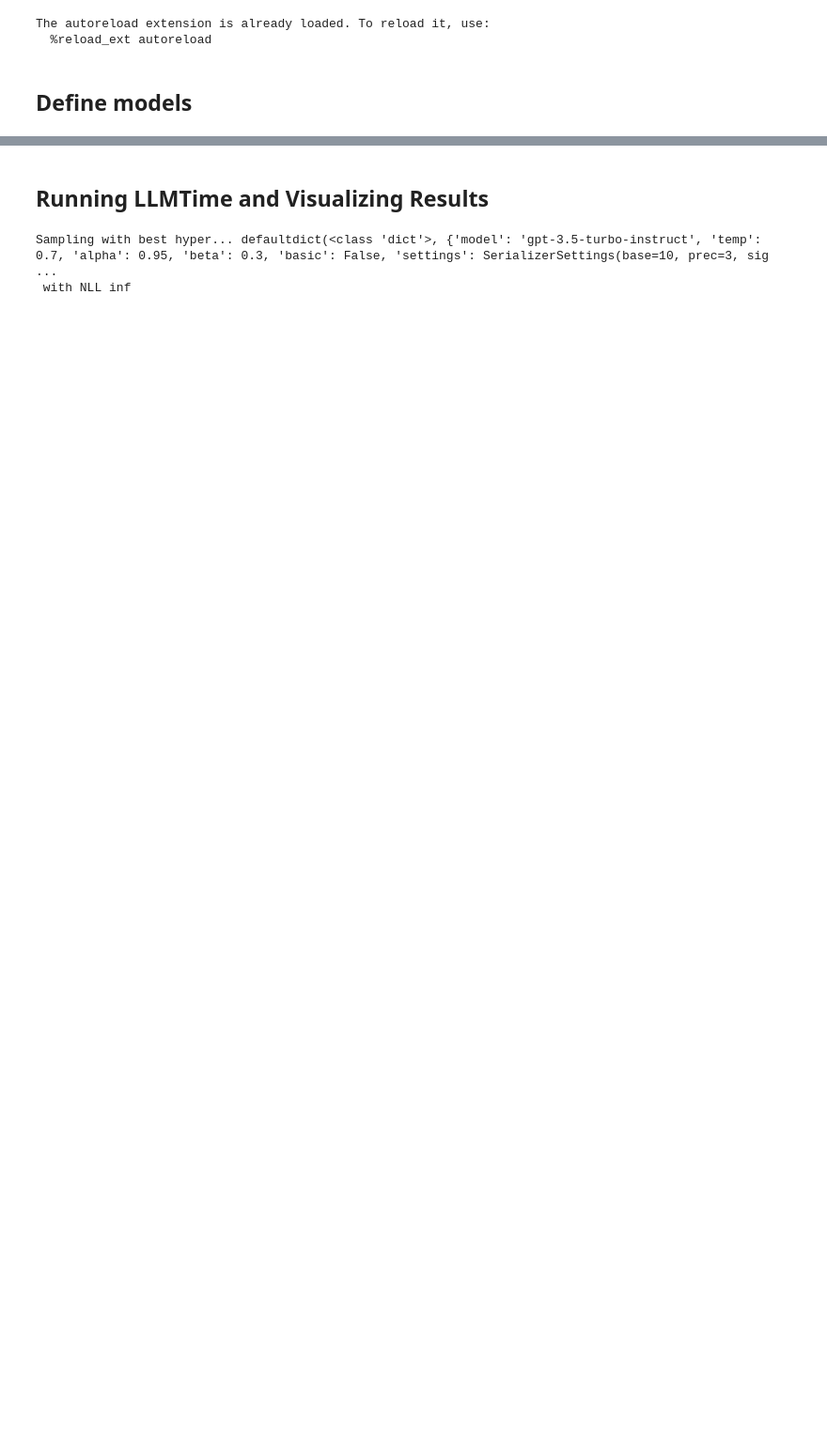
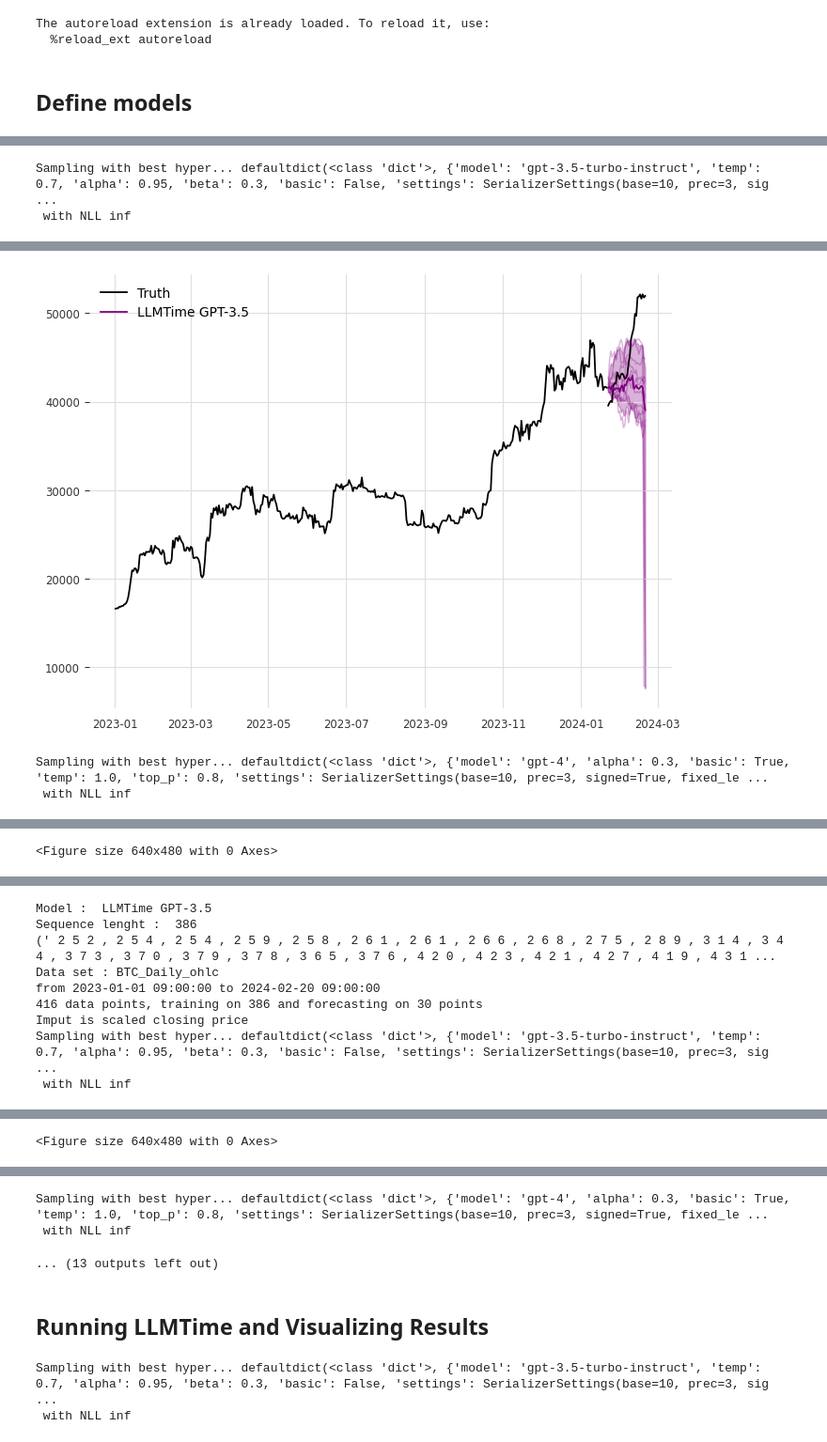
Before and after one commit to ZewiL08/llmtime, a Jupyter notebook: demo.ipynb, the cells around one changed output, grey strips where cells are left out. Shown at 94% size. Drawn from its saved outputs; the diff is of its cells as text; code cells hidden in the pictures; blank space fills up the shorter version.

```diff
--- a/demo.ipynb
+++ b/demo.ipynb
@@ -126,0 +130,51 @@ Sampling with best hyper... defaultdict(<class 'dict'>, {'p': 12, 'd': 1, 'q': 0
+# %%
+index = 0
+for predict_step in [30,50,100] :
+    starting_date = "2023-01-01"
+    datasets = get_bitcoin_datasets(predict_steps=predict_step, start_date=starting_date)
+    ds_name = 'BTC_Daily_ohlc'
+
+    data = datasets[ds_name]
+    train, test = data # or change to your own data
+    out = {}
+    for model in model_names: # GPT-4 takes a about a minute to run
+        model_hypers[model].update({'dataset_name': ds_name}) # for promptcast
+        hypers = list(grid_iter(model_hypers[model]))
+        num_samples = 10
+        pred_dict = get_autotuned_predictions_data(train, test, hypers, num_samples, model_predict_fns[model], verbose=False, parallel=False)
+        out[model] = pred_dict
+        index += 1
+        plot_preds(train, test, pred_dict, model, show_samples=True, save_index=index)
+
+
+    for model in model_names[:-1]: # GPT-4 takes a about a minute to run
+        print("Model : ", model)
+        string = out[model]['input_strs']
+        string = str(string)
+        number_comma = 0
+        for elt in string :
+            # print(elt)
+            if elt == ',' :
+                number_comma += 1
+        print("Sequence lenght : ", number_comma - 1)
+        print(string)
+
+
+    with open(f"datasets/bitcoin/BTC_Daily_ohlc.csv") as f:
+        df = pd.read_csv(f, usecols=[0, 4], parse_dates=[0])
+        mask = (df["date"] > starting_date)
+        df = df.loc[mask]
+
+        start_date = df["date"].iloc[0]
+        end_date = df["date"].iloc[-1]
+
+        print("Data set : BTC_Daily_ohlc")
+        print(f"from {start_date} to {end_date}")
+        print(f"{df.shape[0]} data points, training on {df.shape[0]- predict_step} and forecasting on {predict_step} points")
+        print("Imput is scaled closing price")
+
+        # df['close'] = df['close'].astype(float)
+        # series = pd.Series(df['close'].values, index=df['date'])
+# %% [output]
+Sampling with best hyper... defaultdict(<class 'dict'>, {'model': 'gpt-3.5-turbo-instruct', 'temp': 0.7, 'alpha': 0.95, 'beta': 0.3, 'basic': False, 'settings': SerializerSettings(base=10, prec=3, sig ...
+ with NLL inf
@@ -126,0 +182,3 @@ Sampling with best hyper... defaultdict(<class 'dict'>, {'p': 12, 'd': 1, 'q': 0
+[figure, added]
+Sampling with best hyper... defaultdict(<class 'dict'>, {'model': 'gpt-4', 'alpha': 0.3, 'basic': True, 'temp': 1.0, 'top_p': 0.8, 'settings': SerializerSettings(base=10, prec=3, signed=True, fixed_le ...
+ with NLL inf
@@ -126,0 +186 @@ Sampling with best hyper... defaultdict(<class 'dict'>, {'p': 12, 'd': 1, 'q': 0
+<Figure size 640x480 with 0 Axes>
@@ -126,0 +188,9 @@ Sampling with best hyper... defaultdict(<class 'dict'>, {'p': 12, 'd': 1, 'q': 0
+Model :  LLMTime GPT-3.5
+Sequence lenght :  386
+(' 2 5 2 , 2 5 4 , 2 5 4 , 2 5 9 , 2 5 8 , 2 6 1 , 2 6 1 , 2 6 6 , 2 6 8 , 2 7 5 , 2 8 9 , 3 1 4 , 3 4 4 , 3 7 3 , 3 7 0 , 3 7 9 , 3 7 8 , 3 6 5 , 3 7 6 , 4 2 0 , 4 2 3 , 4 2 1 , 4 2 7 , 4 1 9 , 4 3 1 ...
+Data set : BTC_Daily_ohlc
+from 2023-01-01 09:00:00 to 2024-02-20 09:00:00
+416 data points, training on 386 and forecasting on 30 points
+Imput is scaled closing price
+Sampling with best hyper... defaultdict(<class 'dict'>, {'model': 'gpt-3.5-turbo-instruct', 'temp': 0.7, 'alpha': 0.95, 'beta': 0.3, 'basic': False, 'settings': SerializerSettings(base=10, prec=3, sig ...
+ with NLL inf
@@ -126,0 +201 @@ Sampling with best hyper... defaultdict(<class 'dict'>, {'p': 12, 'd': 1, 'q': 0
+<Figure size 640x480 with 0 Axes>
@@ -127,3 +203,6 @@ Sampling with best hyper... defaultdict(<class 'dict'>, {'p': 12, 'd': 1, 'q': 0
+Sampling with best hyper... defaultdict(<class 'dict'>, {'model': 'gpt-4', 'alpha': 0.3, 'basic': True, 'temp': 1.0, 'top_p': 0.8, 'settings': SerializerSettings(base=10, prec=3, signed=True, fixed_le ...
+ with NLL inf
+... (13 outputs left out)
 # %% [markdown]
 ## Running LLMTime and Visualizing Results ##
 # %%
```
Also changed, not shown: parts of 4 cells of this notebook, 7 other files.
